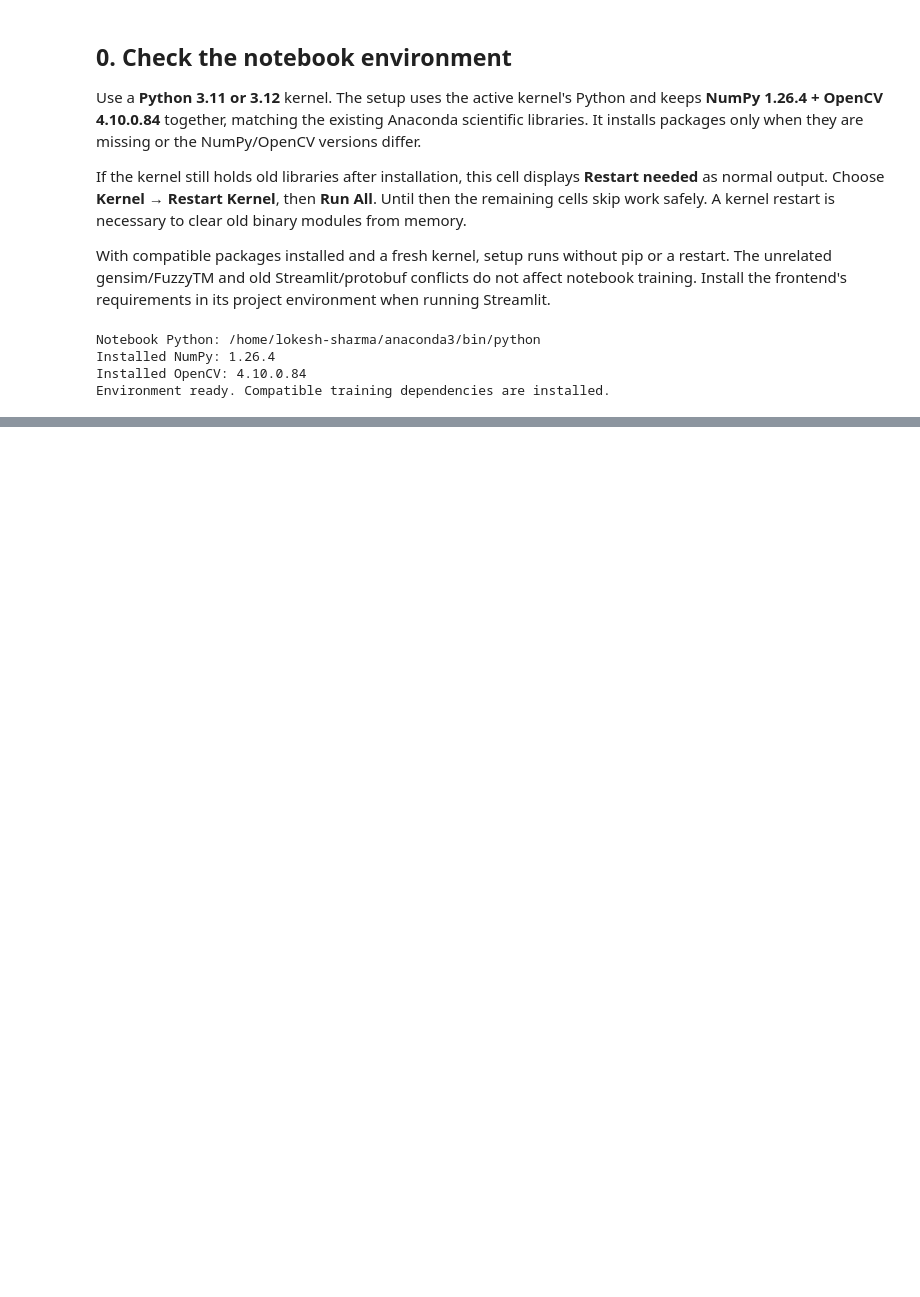
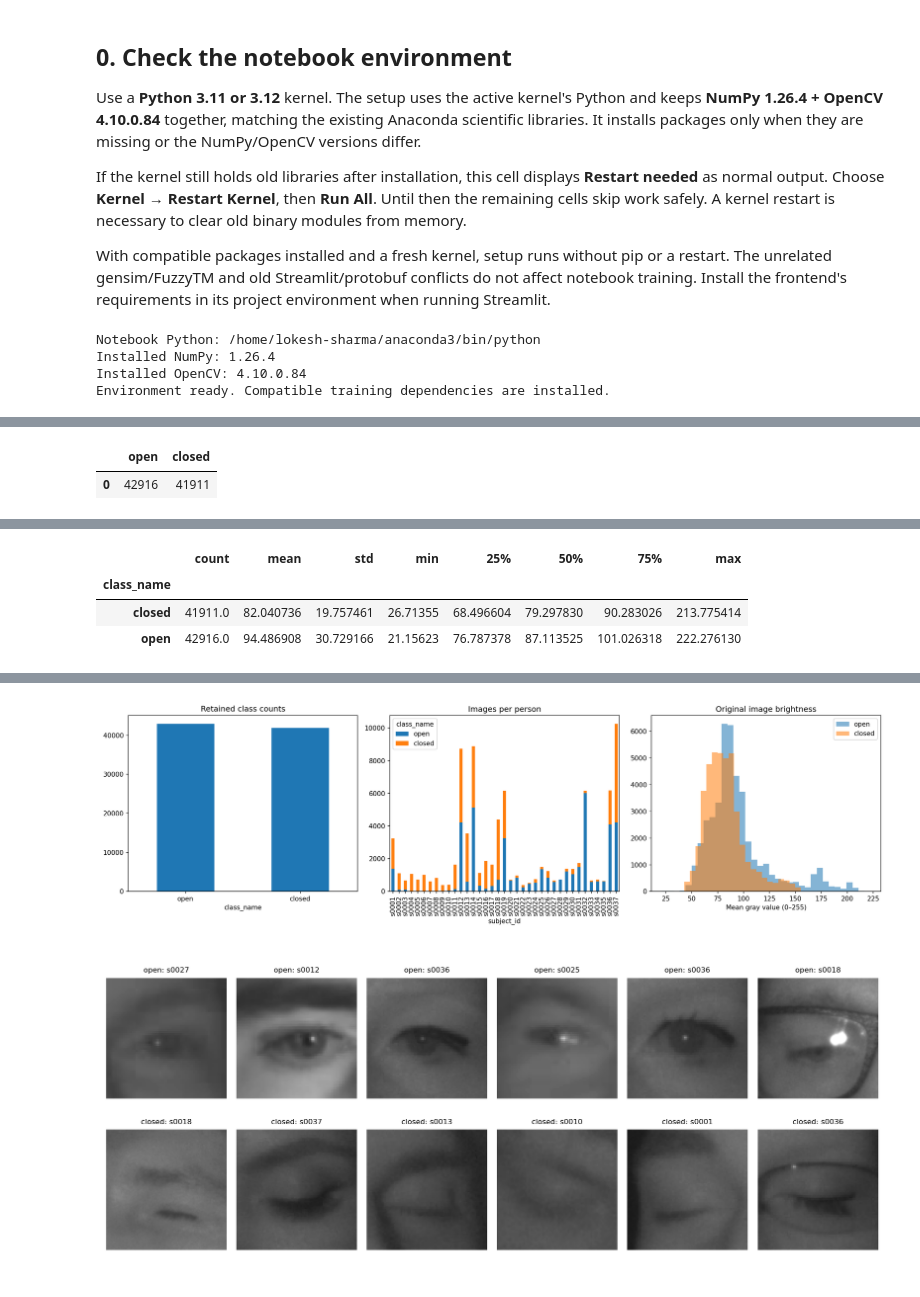
Before and after one commit to NullV-ctor/Drowsiness, a Jupyter notebook: Drowsiness_Model_Training.ipynb, the cells around one changed output, grey strips where cells are left out. Drawn from its saved outputs; the diff is of its cells as text; code cells hidden in the pictures; blank space fills up the shorter version.

```diff
--- a/Drowsiness_Model_Training.ipynb
+++ b/Drowsiness_Model_Training.ipynb
@@ -489,0 +194,21 @@ References: [LinearSVC](https://scikit-learn.org/stable/modules/generated/sklear
+# %%
+DATASET_READY = SPLIT_READY = MODEL_READY = EVALUATION_READY = EXPORT_READY = False
+if CONFIG_READY:
+    try:
+        dataset, issues = scan_dataset(DATA_DIR, conflict_policy="exclude_all")
+    except (FileNotFoundError, ValueError) as exc:
+        print("Training pending:", exc)
+    else:
+        eda = save_eda(dataset, issues, REPORT_DIR, source_root=DATA_DIR)
+        display(pd.DataFrame([eda["class_counts"]]))
+        display(pd.crosstab(dataset.subject_id, dataset.class_name))
+        display(dataset.groupby("class_name").brightness.describe())
+        display(issues.head(20))
+        display(Image(filename=str(REPORT_DIR / "eda_overview.png")))
+        display(Image(filename=str(REPORT_DIR / "sample_grid.png")))
+        DATASET_READY = True
+else:
+    print("EDA pending: environment/configuration is not ready.")
+# %% [output]
+|  | open | closed |
+| 0 | 42916 | 41911 |
@@ -489,0 +233,4 @@ References: [LinearSVC](https://scikit-learn.org/stable/modules/generated/sklear
+|  | count | mean | std | min | 25% | 50% | 75% | max |
+| class_name |  |  |  |  |  |  |  |  |
+| closed | 41911.0 | 82.040736 | 19.757461 | 26.71355 | 68.496604 | 79.297830 | 90.283026 | 213.775414 |
+| open | 42916.0 | 94.486908 | 30.729166 | 21.15623 | 76.787378 | 87.113525 | 101.026318 | 222.276130 |
@@ -489,0 +254,2 @@ References: [LinearSVC](https://scikit-learn.org/stable/modules/generated/sklear
+[figure, added]
+[figure, added]
```
Also changed, not shown: parts of 31 cells of this notebook, 28 other files.
